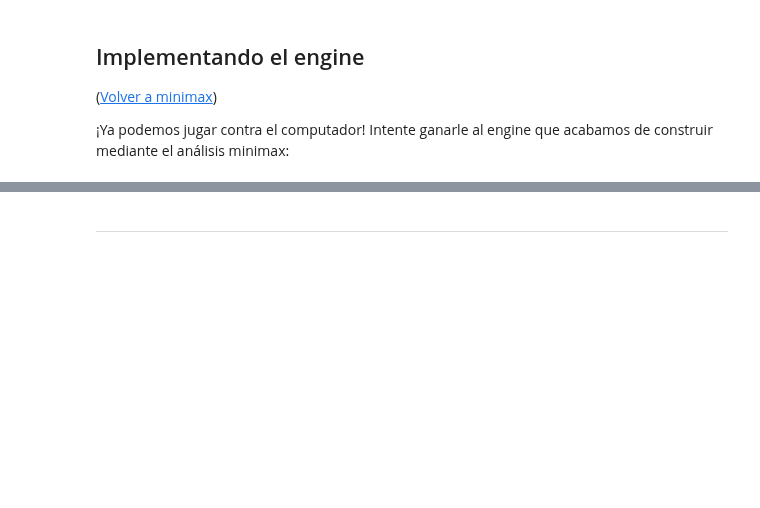
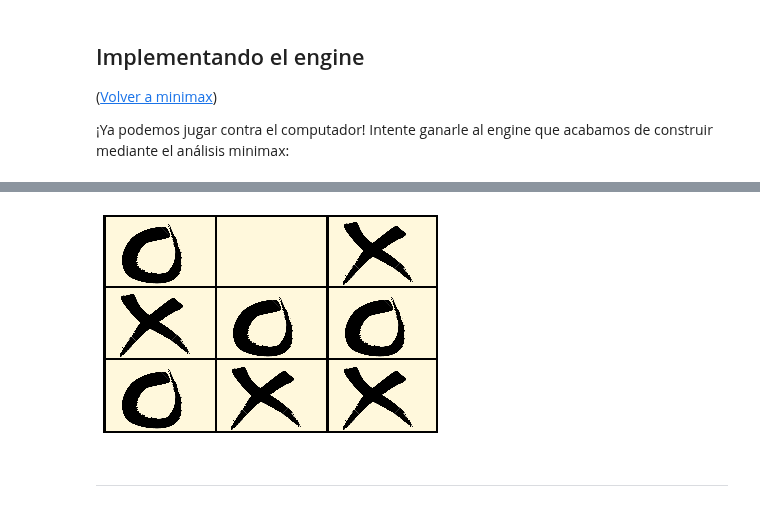
Before and after one commit to DaveAlsina/6toSemestre, a Jupyter notebook: ia/taller/notebook5/minimax.ipynb, the cells around one changed output, grey strips where cells are left out. Cells and saved outputs as stored; diff of their text form; code cells hidden in the pictures; blank space fills up the shorter version.

```diff
--- a/ia/taller/notebook5/minimax.ipynb
+++ b/ia/taller/notebook5/minimax.ipynb
@@ -150,3 +171,10 @@ def max_value(game: Triqui, state:np.matrix):
+# %%
+def minimax_search(game: Triqui, state:np.matrix):
+
+    player = game.a_jugar(state)
+    v, move = max_value(game, state)
+
+    return move
 # %% [markdown]
 **Ejercicio 2:**
 
@@ -253,3 +307,38 @@ else:
+# %%
+tri = Triqui()
+s = tri.estado_inicial
+# Introduzca aquí su jugada, corra la celda y espere
+# la jugada de O. Luego, vuelva a cambiar aquí mismo
+# su jugada y corra la celda de nuevo, etc.
+a = (0,1)
+
+###################
+s = tri.resultado(s, a)
+jugador = tri.a_jugar(s)
+# %%
+while tri.utilidad(s, jugador) not in [0, 1, 2]:
+
+    jugador = tri.a_jugar(s)
+
+
+    # Computador responde
+    if not tri.es_terminal(s):
+        a = minimax_search(tri, s)
+        s = tri.resultado(s, a)
+
+    else:
+
+        if tri.utilidad(s, jugador)==0:
+            print('Juego terminado. ¡Empate!')
+        else:
+            print('Juego terminado. ¡Gana X!')
+
+    sleep(1)
+    clear_output(wait=True)
+    tri.pintar_estado(s)
+    plt.show()
+# %% [output]
+[figure, added]
 # %% [markdown]
 ----
 # %% [markdown]
```
Also changed, not shown: parts of 8 cells of this notebook.
